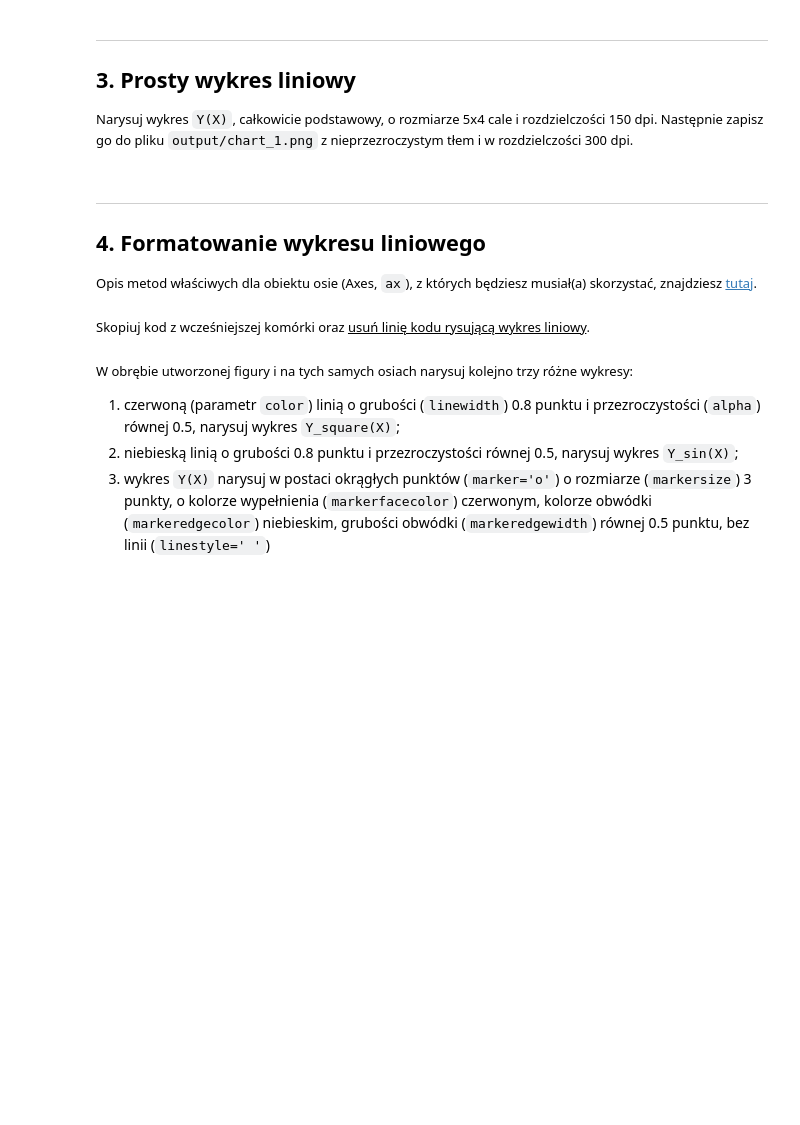
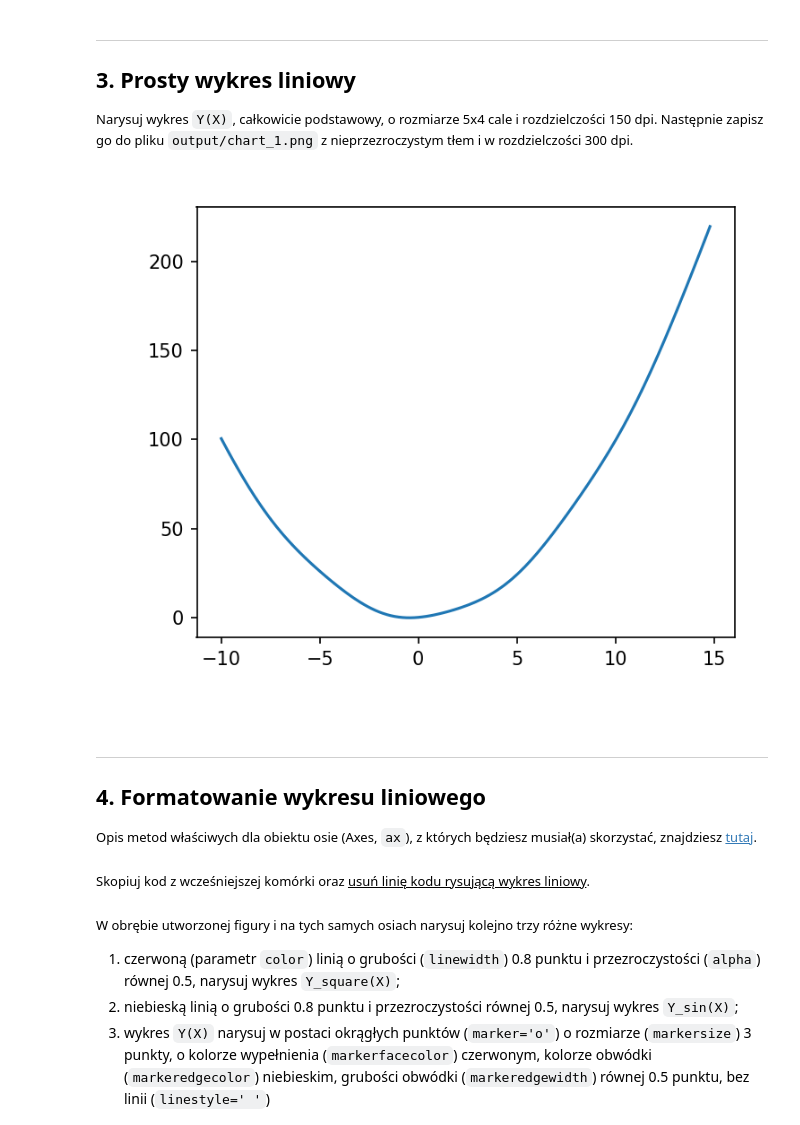
Before and after one commit to stanuch/BioLogic, a Jupyter notebook: cwiczenia2/2_matplotlib.ipynb, the cells around one changed output. Saved outputs shown, nothing was run; the diff lists cells and outputs as text; code cells hidden in the pictures; blank space fills up the shorter version.

```diff
--- a/cwiczenia2/2_matplotlib.ipynb
+++ b/cwiczenia2/2_matplotlib.ipynb
@@ -45,12 +48,15 @@ Zapoznaj się z funkcjami, z którymi będziesz pracował(a):
 # - utwórz wektor Y będący sumą Y_square i Y_sin
 
 #X = ...
+x = np.arange(-10.0, 15.0, 0.2)
 
 #Y_square = ...
-
+y_square = x**2
 #Y_sin = ...
+y_sin = np.sin(x)
 
 #Y = ...
+y = y_square + y_sin
 # %% [markdown]
 ---
 
@@ -61,6 +67,14 @@ Zapoznaj się z funkcjami, z którymi będziesz pracował(a):
 Narysuj wykres `Y(X)`, całkowicie podstawowy, o rozmiarze 5x4 cale i rozdzielczości 150 dpi. Następnie zapisz go do pliku `output/chart_1.png` z nieprzezroczystym tłem i w rozdzielczości 300 dpi.
 
 </font>
+# %%
+fig = plt.figure(figsize=(5,4), dpi=150)
+ax = fig.add_axes([0.15, 0.15, 0.8, 0.8])
+
+ax.plot(x,y)
+fig.savefig('output/chart_1.png', transparent=False, dpi=300)
+# %% [output]
+[figure, added]
 # %% [markdown]
 ---
 
```
Also changed, not shown: parts of 5 cells of this notebook, 17 other files.
